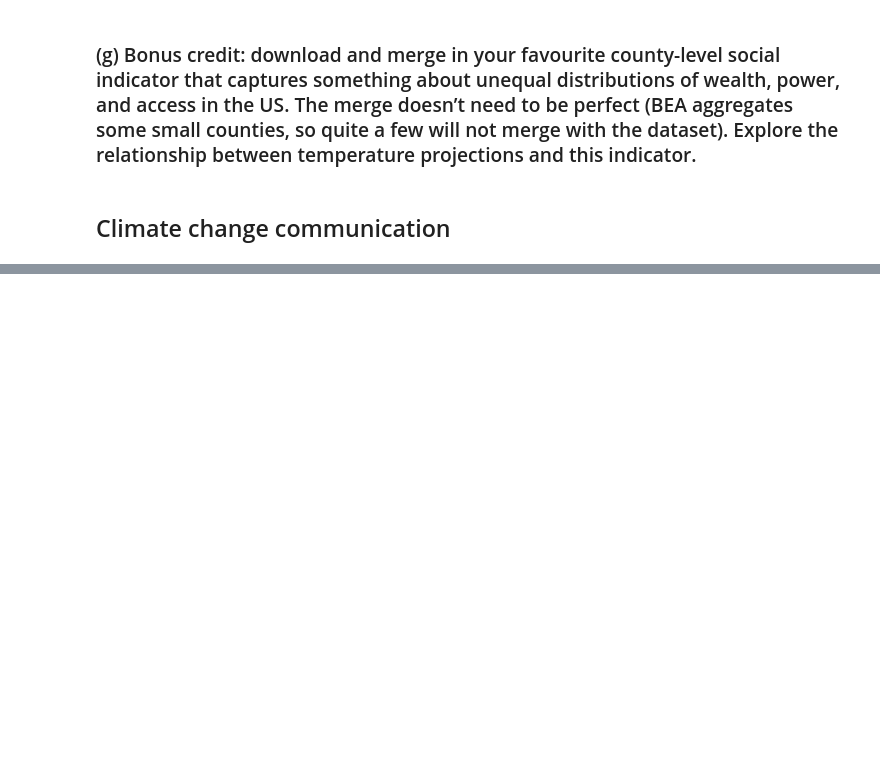
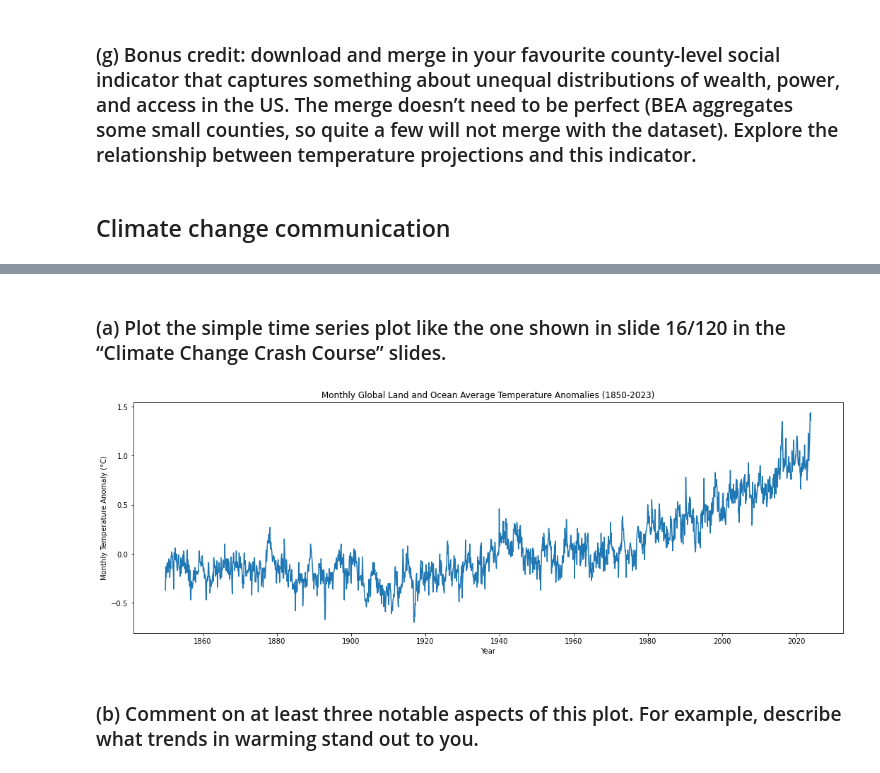
Before and after one commit to ruixuanzheng/InternationalClimatePolicyAssignment1, a Jupyter notebook: Assignment1_RuixuanZheng.ipynb, the cells around one changed output, grey strips where cells are left out. Drawn from its saved outputs; the diff is of its cells as text; code cells hidden in the pictures; blank space fills up the shorter version.

```diff
--- a/Assignment1_RuixuanZheng.ipynb
+++ b/Assignment1_RuixuanZheng.ipynb
@@ -323,3 +323,5 @@ For wealthier counties in higher latitudes which are projected to have greater r
 ### (g) Bonus credit: download and merge in your favourite county-level social indicator that captures something about unequal distributions of wealth, power, and access in the US. The merge doesn’t need to be perfect (BEA aggregates some small counties, so quite a few will not merge with the dataset). Explore the relationship between temperature projections and this indicator.
 # %% [markdown]
 ## Climate change communication
+# %%
+communication = pd.read_csv("indiv1_gmst_monthly.csv", skiprows=4)
@@ -325,0 +337,17 @@ For wealthier counties in higher latitudes which are projected to have greater r
+# %% [markdown]
+### (a) Plot the simple time series plot like the one shown in slide 16/120 in the “Climate Change Crash Course” slides.
+# %%
+# Convert 'Year' to a datetime
+communication['Year'] = pd.to_datetime(communication['Year'], format='%Y%m')
+# %%
+# Plotting
+plt.figure(figsize=(18, 6))
+plt.plot(communication['Year'], communication['Anomaly'], label='Temperature Anomaly')
+plt.title('Monthly Global Land and Ocean Average Temperature Anomalies (1850-2023)')
+plt.xlabel('Year')
+plt.ylabel('Monthly Temperature Anomaly (°C)')
+plt.show()
+# %% [output]
+[figure, added]
+# %% [markdown]
+### (b) Comment on at least three notable aspects of this plot. For example, describe what trends in warming stand out to you.
```
Also changed, not shown: parts of 6 cells of this notebook.
